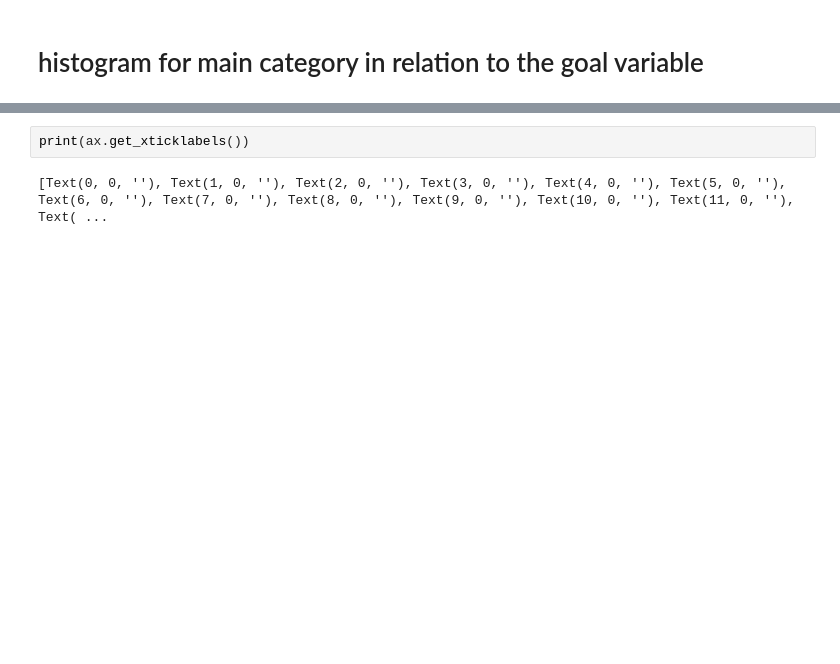
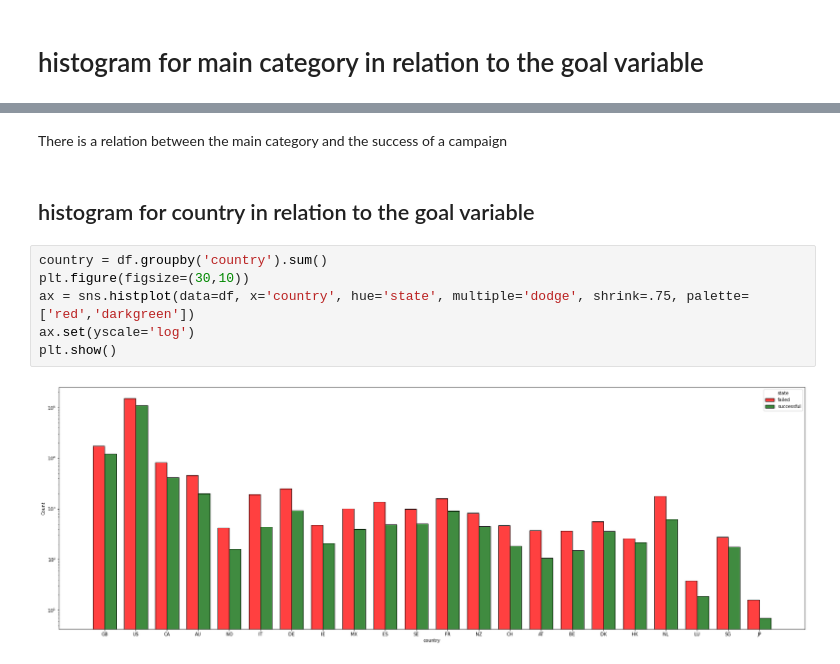
Before and after one commit to thebiff999/funding_forecast, a Jupyter notebook: src/Visualization.ipynb, the cells around one changed output, grey strips where cells are left out. Cells and saved outputs as stored; diff of their text form; blank space fills up the shorter version.

```diff
--- a/src/Visualization.ipynb
+++ b/src/Visualization.ipynb
@@ -120,4 +120,12 @@ plt.show()
-# %%
-print(ax.get_xticklabels())
-# %% [output]
-[Text(0, 0, ''), Text(1, 0, ''), Text(2, 0, ''), Text(3, 0, ''), Text(4, 0, ''), Text(5, 0, ''), Text(6, 0, ''), Text(7, 0, ''), Text(8, 0, ''), Text(9, 0, ''), Text(10, 0, ''), Text(11, 0, ''), Text( ...
+# %% [markdown]
+There is a relation between the main category and the success of a campaign
+# %% [markdown]
+## histogram for country in relation to the goal variable
+# %%
+country = df.groupby('country').sum()
+plt.figure(figsize=(30,10))
+ax = sns.histplot(data=df, x='country', hue='state', multiple='dodge', shrink=.75, palette=['red','darkgreen'])
+ax.set(yscale='log')
+plt.show()
+# %% [output]
+[figure, added]
```
Also changed, not shown: parts of 11 cells of this notebook, 6 other files.
